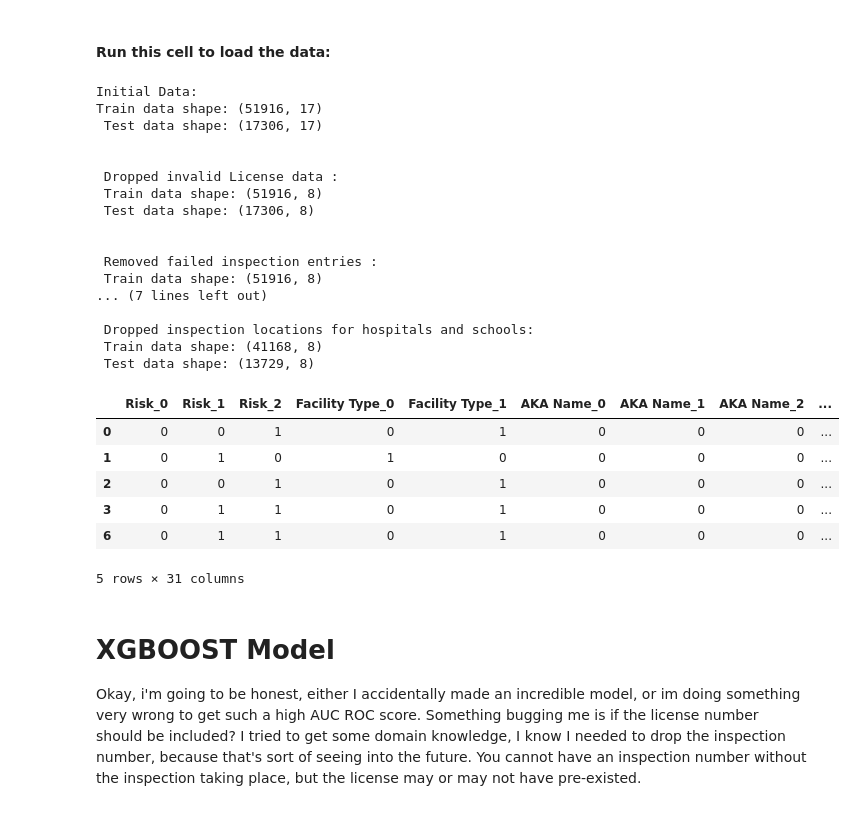
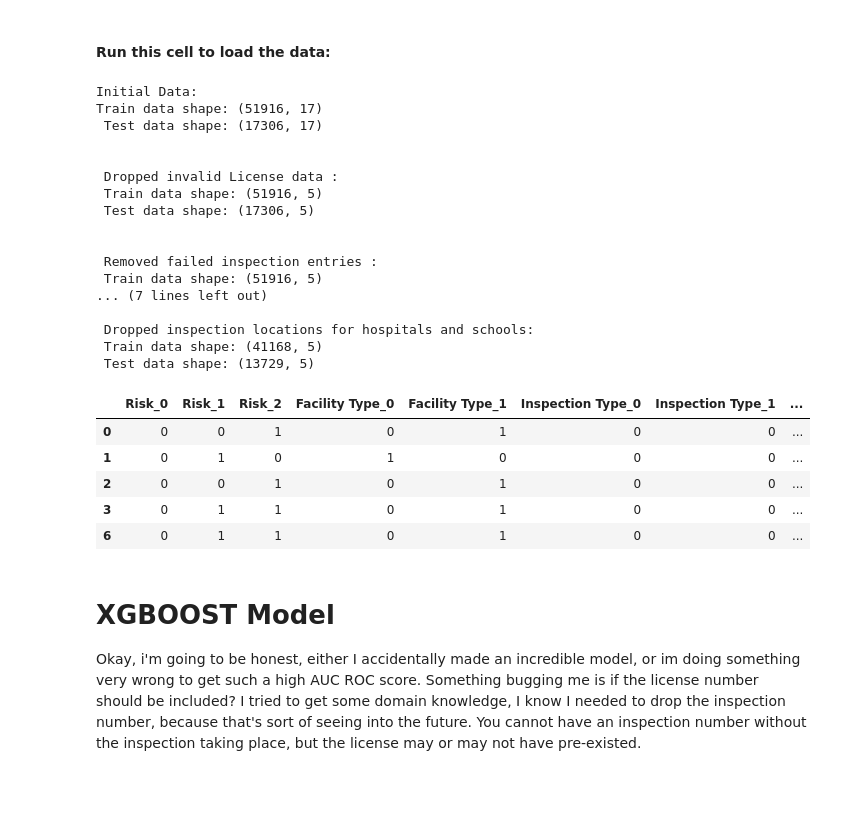
Before and after one commit to bloominstituteoftechnology/DS-Unit-4-Sprint-1-Tree-Ensembles, a Jupyter notebook: DS41SC.ipynb, the cells around one changed output. Saved outputs shown, nothing was run; the diff lists cells and outputs as text; code cells hidden in the pictures.

```diff
--- a/DS41SC.ipynb
+++ b/DS41SC.ipynb
@@ -57,8 +58,10 @@ def clean_fix_encode():
     assert train.shape == (51916, 17)
     assert test.shape  == (17306, 17)
 
-    train = train.drop(columns=["License #", 'DBA Name', 'Inspection Date',  'Location', "Address", "City", "State", "Zip", "Inspection ID"])
-    test = test.drop(columns=["License #", 'DBA Name', 'Inspection Date', 'Location', "Address", "City", "State", "Zip",  "Inspection ID"])
+    train = train.drop(columns=["License #", 'DBA Name', 'Inspection Date',  'Location', "Address", "City", "State", "Zip",
+                                "Inspection ID", 'AKA Name', 'Latitude', 'Longitude'])
+    test = test.drop(columns=["License #", 'DBA Name', 'Inspection Date', 'Location', "Address", "City", "State", "Zip",
+                              "Inspection ID", 'AKA Name', 'Latitude', 'Longitude'])
 
     print("\n\n Dropped invalid License data : \n Train data shape:", train.shape, '\n', "Test data shape:", test.shape)
 
@@ -78,46 +81,52 @@ def clean_fix_encode():
 
     # ===============================================ENCODING==========================================================
 
     train['Violations'] = train['Violations'].str.extract('(\d+)', expand=False)
     test['Violations'] = test['Violations'].str.extract('(\d+)', expand=False)
 
     train['Violations'] = train['Violations'].astype(float)
     test['Violations'] = test['Violations'].astype(float)
 
-    ce_binary = ce.BinaryEncoder(cols = ['Risk', 'Facility Type', 'AKA Name', 'Inspection Type'])
+    ce_binary = ce.BinaryEncoder(cols = ['Risk', 'Facility Type', 'Inspection Type'])
     train = ce_binary.fit_transform(train)
     test = ce_binary.transform(test)
+
+    #enc = OrdinalEncoder()
+
+    #train = train.dropna(subset=['AKA Name'])
+    #train = enc.fit_transform(train['AKA Name'].values.reshape(-1,1))
+    #test = enc.fit_transform(test['AKA Name'])
 
     return train, test
 
 train, test = clean_fix_encode()
 
+
 train.head()
 # %% [output]
 Initial Data:
 Train data shape: (51916, 17)
  Test data shape: (17306, 17)
 
 
  Dropped invalid License data :
- Train data shape: (51916, 8)
- Test data shape: (17306, 8)
+ Train data shape: (51916, 5)
+ Test data shape: (17306, 5)
 
 
  Removed failed inspection entries :
- Train data shape: (51916, 8)
+ Train data shape: (51916, 5)
 ... (7 lines left out)
 
  Dropped inspection locations for hospitals and schools:
- Train data shape: (41168, 8)
- Test data shape: (13729, 8)
+ Train data shape: (41168, 5)
+ Test data shape: (13729, 5)
-|  | Risk_0 | Risk_1 | Risk_2 | Facility Type_0 | Facility Type_1 | AKA Name_0 | AKA Name_1 | AKA Name_2 | ... |
-| 0 | 0 | 0 | 1 | 0 | 1 | 0 | 0 | 0 | ... |
-| 1 | 0 | 1 | 0 | 1 | 0 | 0 | 0 | 0 | ... |
-| 2 | 0 | 0 | 1 | 0 | 1 | 0 | 0 | 0 | ... |
-| 3 | 0 | 1 | 1 | 0 | 1 | 0 | 0 | 0 | ... |
-| 6 | 0 | 1 | 1 | 0 | 1 | 0 | 0 | 0 | ... |
+|  | Risk_0 | Risk_1 | Risk_2 | Facility Type_0 | Facility Type_1 | Inspection Type_0 | Inspection Type_1 | ... |
+| 0 | 0 | 0 | 1 | 0 | 1 | 0 | 0 | ... |
+| 1 | 0 | 1 | 0 | 1 | 0 | 0 | 0 | ... |
+| 2 | 0 | 0 | 1 | 0 | 1 | 0 | 0 | ... |
+| 3 | 0 | 1 | 1 | 0 | 1 | 0 | 0 | ... |
+| 6 | 0 | 1 | 1 | 0 | 1 | 0 | 0 | ... |
-5 rows × 31 columns
 # %% [markdown]
 # XGBOOST Model
 Okay, i'm going to be honest, either I accidentally made an incredible model, or im doing something very wrong to get such a high AUC ROC score.
```
Also changed, not shown: parts of 6 cells of this notebook.
